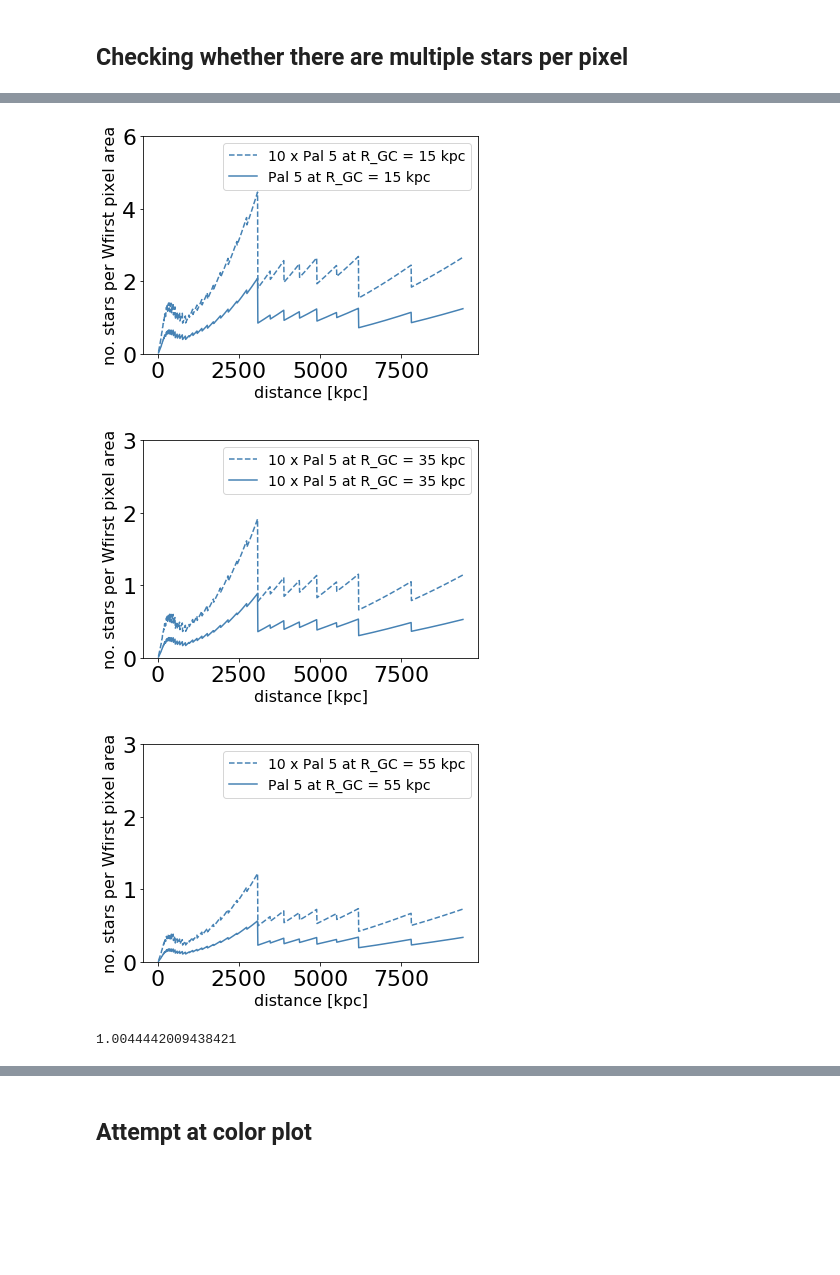
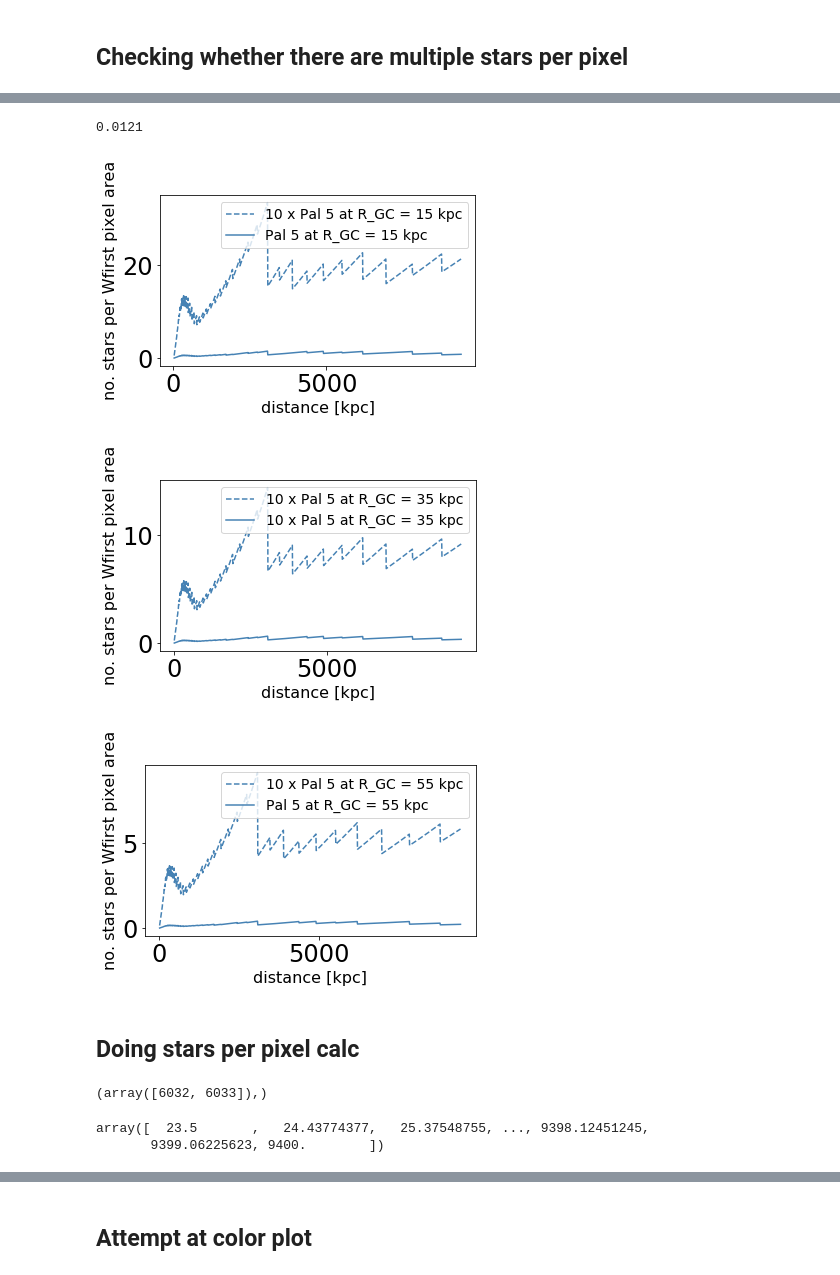
Before and after one commit to sapearson/GCsExternal, a Jupyter notebook: notebooks/PaperFigures.ipynb, the cells around one changed output, grey strips where cells are left out. Cells and saved outputs as stored; diff of their text form; code cells hidden in the pictures; blank space fills up the shorter version.

```diff
--- a/notebooks/PaperFigures.ipynb
+++ b/notebooks/PaperFigures.ipynb
@@ -110,16 +167,21 @@ wfirst_mags.shape
 wfirst_R = wfirst_mags[:,0]
 wfirst_Z = wfirst_mags[:,1]
 # %%
-mag_array = np.linspace(10,35,100)
+mag_array = np.linspace(10,35,1000)
 cum_stars_g = np.zeros(len(mag_array))
 for i in range(len(mag_array)):
     no = len(np.where(sample_gmags < mag_array[i])[0])
    # print(no)
     cum_stars_g[i] = no
 
+cum_stars_g_m10 = np.zeros(len(mag_array))
+for i in range(len(mag_array)):
+    no_m10 = len(np.where(sample_gmags_m10 < mag_array[i])[0])
+   # print(no)
+    cum_stars_g_m10[i] = no_m10
 
 
 ####Figure out how many stars to populate stream with:
 #len(np.where((sample_gmags > 20) & (sample_gmags < 23) )[0]) should be 1767
-nstars_pandas = len(np.where((sample_gmags < 25.5 - 7.6))[0])
-nstars_pandas_m10 = nstars_pandas * 10
+nstars_pandas = len(np.where((sample_gmags < 25.5 - dist_mod_And))[0])
+nstars_pandas_m10 = len(np.where((sample_gmags_m10 < 25.5 - dist_mod_And))[0])
@@ -307,0 +407,14 @@ nstars_pandas
+# %%
+###FUrthest distance we can see Pal 5 with WFIRST
+max_R = np.min(wfirst_R)
+print(max_R + d_mod)
+
+#A factor of 100 furtger away yields 10 more mags
+print(max_R + d_mod + 10)
+
+dfac_uplim = 870#435#33#andr # factor you move distance farther out by
+d_pal5 = 23500 # kpc
+mod_pal5 = 5*np.log10(d_pal5/10)
+mod =  5*np.log10(d_pal5 * dfac_uplim/10)
+mag_fac_uplim = mod - mod_pal5
+print(mag_fac_uplim)
@@ -358,7 +476,7 @@ for i in range(len(dfac_m10)):
     mag_ind = np.where((mag_array + mag_fac[i] > 26.9) & (mag_array + mag_fac[i] < 27.3))
  #   print(mag_ind[0][0])
  #   print(cum_stars_Z[mag_ind[0][0]])
-    no_stars_m10[i] = cum_stars_Z[mag_ind[0][0]]
+    no_stars_m10[i] = cum_stars_Z_m10[mag_ind[0][0]]
 
 #no_stars
 # %%
@@ -1236,3 +1380,4 @@ nstars_wfirst
 # %%
-dfac = np.linspace(1,400,1000)
-dfac
+dfac = np.linspace(1,400,10000)
+#dfac
+#no_stars
@@ -1316,3 +1443,7 @@ pix_area_WFIRS = 0.11*0.11 #arscsec^2/pixel
+# %%
+pix_area_WFIRS
+# %% [output]
+0.0121
 # %%
 #### Plot this
 plt.figure()
@@ -1326,46 +1457,43 @@ plt.plot(dfac * d_pal5/1000 , no_dens_A15/pix_area_WFIRS, label='Pal 5 at R_GC =
 plt.xlabel('distance [kpc]', fontsize=16)
 plt.legend(fontsize=14)
 plt.ylabel('no. stars per Wfirst pixel area', fontsize=16)
-plt.ylim([0,6])
+#plt.ylim([0,6])
+plt.tight_layout()
 plt.savefig('Stars_per_WFIRSTpixel_RGC_15kpc.png')
 
 plt.figure()
 #plt.plot(dfac_m10 * d_pal5/1000 , no_dens_A15_m10/pix_area_WFIRS, label='10 x Pal 5', linestyle='--', color='steelblue')#,label='10 x Pal 5-like')#, color='maroon', linestyle='--')
 plt.plot(dfac_m10 * d_pal5/1000 , no_dens_A35_m10/pix_area_WFIRS,  label='10 x Pal 5 at R_GC = 35 kpc',linestyle='--', color='steelblue')#,label='10 x Pal 5', color='maroon', linestyle='--')
 #plt.plot(dfac_m10 * d_pal5/1000 , no_dens_A55_m10/pix_area_WFIRS,  linestyle='--', color='steelblue')#,label='10 x Pal 5', color='maroon', linestyle='--')
 
 #plt.plot(dfac * d_pal5/1000 , no_dens_A15/pix_area_WFIRS, label='10 x Pal 5 at R_GC = 35 kpc', linestyle='-', color='steelblue')#,label='Pal 5-like')#, color='maroon', linestyle='--')
 plt.plot(dfac * d_pal5/1000 , no_dens_A35/pix_area_WFIRS,linestyle='-', label='10 x Pal 5 at R_GC = 35 kpc', color='steelblue')#,label='10 x Pal 5', color='maroon', linestyle='--')
 #plt.plot(dfac * d_pal5/1000 , no_dens_A55/pix_area_WFIRS, linestyle='-', color= 'steelblue')#,label='10 x Pal 5', color='maroon', linestyle='--')
 plt.xlabel('distance [kpc]', fontsize=16)
 plt.legend(fontsize=14)
 plt.ylabel('no. stars per Wfirst pixel area', fontsize=16)
-plt.ylim([0,3])
+#plt.ylim([0,3])
+plt.tight_layout()
 plt.savefig('Stars_per_WFIRSTpixel_RGC_35kpc.png')
 
 
 plt.figure()
 #plt.plot(dfac_m10 * d_pal5/1000 , no_dens_A15_m10/pix_area_WFIRS, label='10 x Pal 5', linestyle='--', color='steelblue')#,label='10 x Pal 5-like')#, color='maroon', linestyle='--')
 #plt.plot(dfac_m10 * d_pal5/1000 , no_dens_A35_m10/pix_area_WFIRS,  label='10 x Pal 5 at R_GC = 35 kpc',linestyle='--', color='steelblue')#,label='10 x Pal 5', color='maroon', linestyle='--')
 plt.plot(dfac_m10 * d_pal5/1000 , no_dens_A55_m10/pix_area_WFIRS, label='10 x Pal 5 at R_GC = 55 kpc', linestyle='--', color='steelblue')#,label='10 x Pal 5', color='maroon', linestyle='--')
 
 #plt.plot(dfac * d_pal5/1000 , no_dens_A15/pix_area_WFIRS, label='10 x Pal 5 at R_GC = 35 kpc', linestyle='-', color='steelblue')#,label='Pal 5-like')#, color='maroon', linestyle='--')
 #plt.plot(dfac * d_pal5/1000 , no_dens_A35/pix_area_WFIRS,linestyle='-', label='10 x Pal 5 at R_GC = 35 kpc', color='steelblue')#,label='10 x Pal 5', color='maroon', linestyle='--')
 plt.plot(dfac * d_pal5/1000 , no_dens_A55/pix_area_WFIRS, label='Pal 5 at R_GC = 55 kpc',linestyle='-', color= 'steelblue')#,label='10 x Pal 5', color='maroon', linestyle='--')
 plt.xlabel('distance [kpc]', fontsize=16)
 plt.legend(fontsize=14)
 plt.ylabel('no. stars per Wfirst pixel area', fontsize=16)
-plt.ylim([0,3])
+#plt.ylim([0,5])
+plt.tight_layout()
 plt.savefig('Stars_per_WFIRSTpixel_RGC_55kpc.png')
 # %% [output]
-[figure, old version]
+[figure, new version]
-[figure, old version]
+[figure, new version]
-[figure, old version]
+[figure, new version]
-# %%
-#test
-
-test = (np.sqrt(A15_m10)/1000*60*60*180/np.pi)**2
-test_stars = 1000
-test_stars/test/(0.11*0.11)
-# %% [output]
-1.0044442009438421
+# %% [markdown]
+## Doing stars per pixel calc
@@ -1371,0 +1525,4 @@ test_stars/test/(0.11*0.11)
+# %%
+np.where(np.round(mag_array + mag_fac[0],2)== 27.15)#[0][-1]#[0][0]
+# %% [output]
+(array([6032, 6033]),)
@@ -1371,0 +1547,5 @@ test_stars/test/(0.11*0.11)
+# %%
+dfac*d_pal5/1000.
+# %% [output]
+array([  23.5       ,   24.43774377,   25.37548755, ..., 9398.12451245,
+       9399.06225623, 9400.        ])
```
Also changed, not shown: parts of 51 cells of this notebook, 1 other file.
